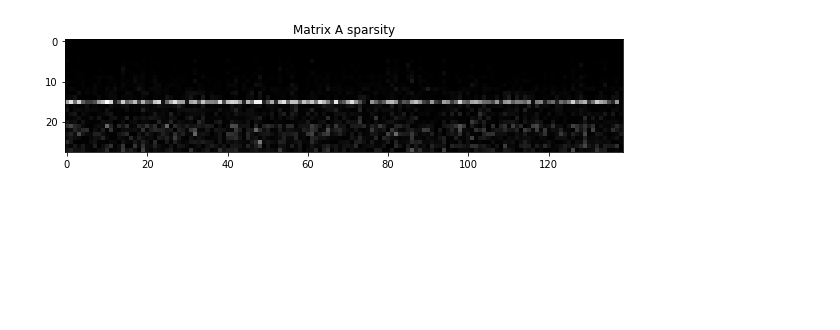
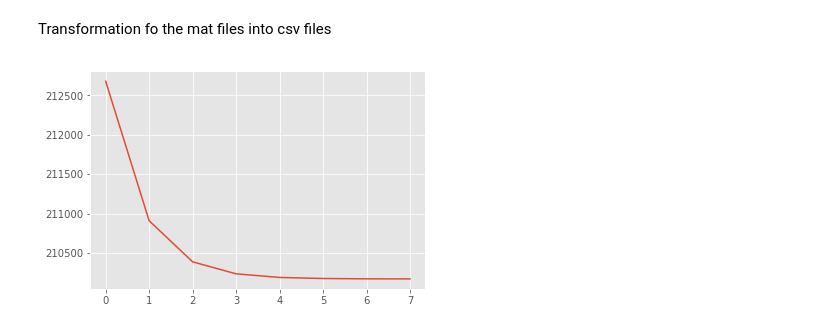
Before and after one commit to GRichard513/Convex-Multi-Task-Learning-, a Jupyter notebook: Code.ipynb, the cells around one changed output. Cells and saved outputs as stored; diff of their text form; code cells hidden in the pictures; blank space fills up the shorter version.

```diff
--- a/Code.ipynb
+++ b/Code.ipynb
@@ -3,7 +3,10 @@ import warnings
 warnings.filterwarnings('ignore')
 
 import numpy as np
+import pandas as pd
+
 import matplotlib.pyplot as plt
+plt.style.use('ggplot')
 import sys
 sys.path.append('src/')
 
@@ -44,10 +17,2 @@ Wall time: 4.07 s
-# %%
-theU=np.linalg.eig(theD)[1]
-theA=np.dot(theU.T,theW)
-
-plt.figure(figsize=(10,6))
-plt.imshow(abs(theA),cmap='gray')
-plt.title('Matrix A sparsity')
-plt.show()
-# %% [output]
-[figure, removed]
+# %% [markdown]
+Transformation fo the mat files into csv files
@@ -53,0 +22,14 @@ plt.show()
+# %%
+data=pd.read_csv('../data/school_results.csv')
+
+y_df=data[['grade']]
+X_df=data.drop(['grade'],axis=1)
+# %%
+from sklearn.model_selection import train_test_split
+X_train,X_test,y_train,y_test=train_test_split(X_df,y_df,test_size=0.25)
+# %%
+W,D,l,mineps,list_sqe=algo1_eps(X_train,y_train,gamma=1,tol=0.1,max_iter=20)
+plt.plot(l)
+plt.show()
+# %% [output]
+[figure, added]
```
Also changed, not shown: parts of 5 cells of this notebook, 6 other files.
